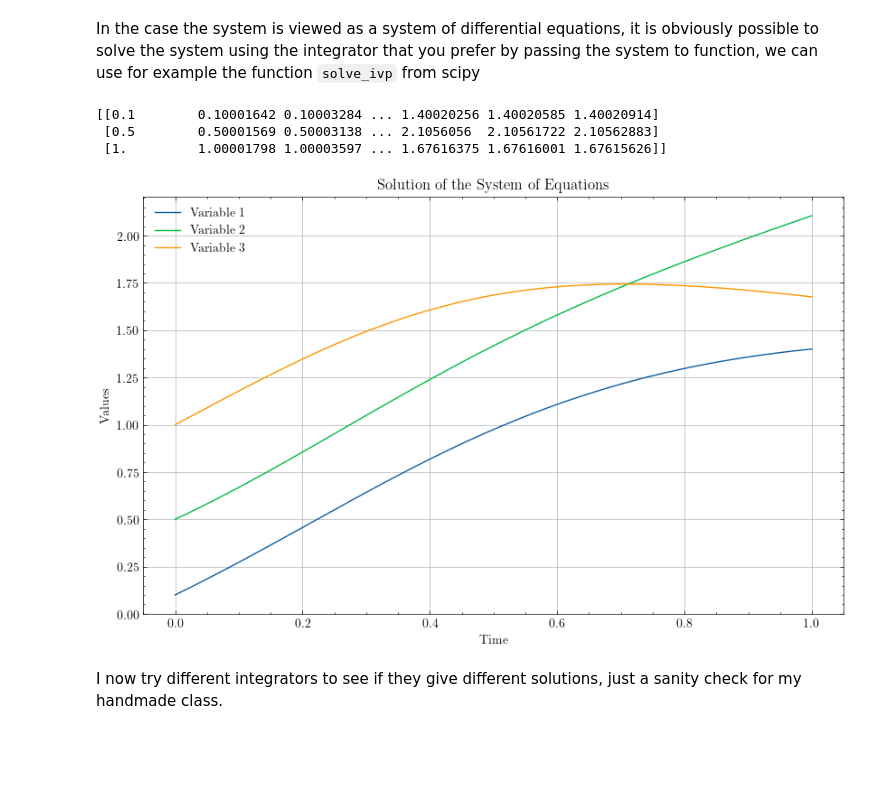
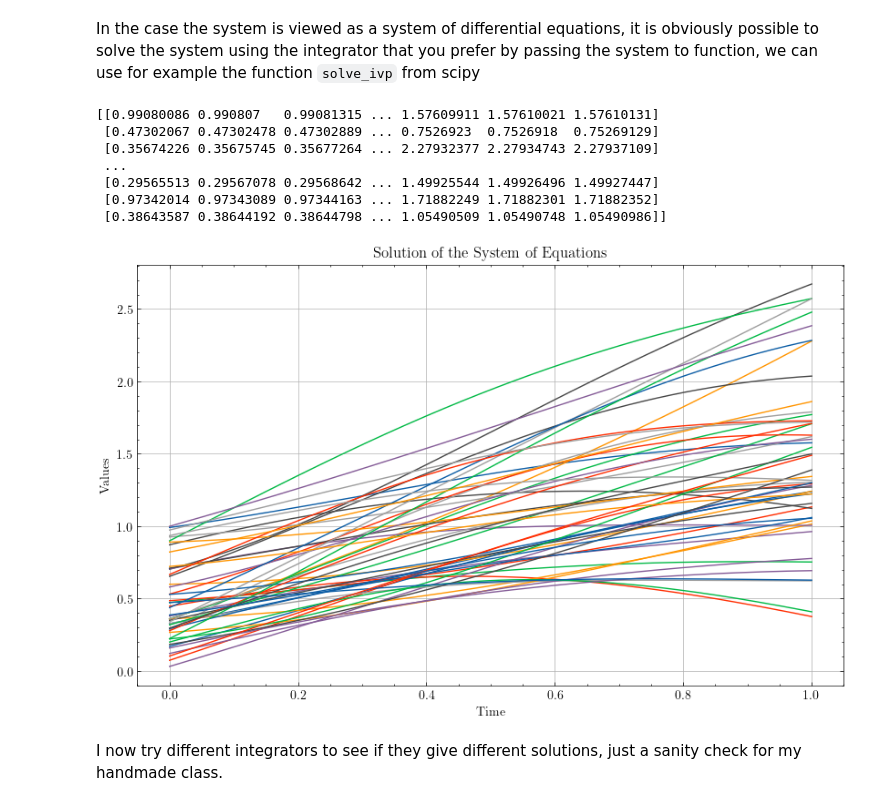
Before and after one commit to matttulio/metis, a Jupyter notebook: Test-Datagen.ipynb, the cells around one changed output. Saved outputs shown, nothing was run; the diff lists cells and outputs as text; code cells hidden in the pictures; blank space fills up the shorter version.

Commit message:
Add visualization capabilities to Equations class and update README.md

```diff
--- a/Test-Datagen.ipynb
+++ b/Test-Datagen.ipynb
@@ -87,9 +87,9 @@ non_lins = (jnp.sin, jnp.cos)
 non_lin_syms = [r"\sin", r"\cos"]
 
 config = {
-    "n_vars": 3,
-    "n_eqs": 3,
-    "bounds_addends": (3, 3),
+    "n_vars": 50,
+    "n_eqs": 50,
+    "bounds_addends": (1, 3),
     "bounds_multiplicands": (1, 2),
     "non_lins": non_lins,
     "sym_non_lins": non_lin_syms,
@@ -168,9 +168,9 @@ And going back to the original configuration we go back to the previous name
 non_lins = (jnp.sin, jnp.cos)
 
 config = {
-    "n_vars": 3,
-    "n_eqs": 3,
-    "bounds_addends": (3, 3),
+    "n_vars": 50,
+    "n_eqs": 50,
+    "bounds_addends": (1, 3),
     "bounds_multiplicands": (1, 2),
     "non_lins": non_lins,
     "sym_non_lins": non_lin_syms,
@@ -241,32 +240,36 @@ In the case the system is viewed as a system of differential equations, it is ob
 # %%
 time_interval = [0, 1]
 t_eval = jnp.linspace(time_interval[0], time_interval[1], int(1e5))
-initial_conditions = [0.1, 0.5, 1]
+key = random.key(config['seed'])
+initial_conditions = random.uniform(key, shape=(config['n_eqs'],))
 integration_method = 'BDF'
 
 sol = solve_ivp(system, time_interval, initial_conditions, integration_method, t_eval=t_eval)
 print(sol.y)
 # %% [output]
-[[0.1        0.10001642 0.10003284 ... 1.40020256 1.40020585 1.40020914]
- [0.5        0.50001569 0.50003138 ... 2.1056056  2.10561722 2.10562883]
- [1.         1.00001798 1.00003597 ... 1.67616375 1.67616001 1.67615626]]
+[[0.99080086 0.990807   0.99081315 ... 1.57609911 1.57610021 1.57610131]
+ [0.47302067 0.47302478 0.47302889 ... 0.7526923  0.7526918  0.75269129]
+ [0.35674226 0.35675745 0.35677264 ... 2.27932377 2.27934743 2.27937109]
+ ...
+ [0.29565513 0.29567078 0.29568642 ... 1.49925544 1.49926496 1.49927447]
+ [0.97342014 0.97343089 0.97344163 ... 1.71882249 1.71882301 1.71882352]
+ [0.38643587 0.38644192 0.38644798 ... 1.05490509 1.05490748 1.05490986]]
 # %%
 plt.style.use('science')
 
 time_points = sol.t
 solution = sol.y
 
 plt.figure(figsize=(10, 6))
 for i in range(solution.shape[0]):
     plt.plot(time_points, solution[i], label=f'Variable {i+1}')
 plt.xlabel('Time')
 plt.ylabel('Values')
 plt.title('Solution of the System of Equations')
-plt.legend()
 plt.grid(True)
 plt.show()
 # %% [output]
-[figure, old version]
+[figure, new version]
 # %% [markdown]
 I now try different integrators to see if they give different solutions, just a sanity check for my handmade class.
 # %%
```
Also changed, not shown: parts of 14 cells of this notebook, 2 other files.
